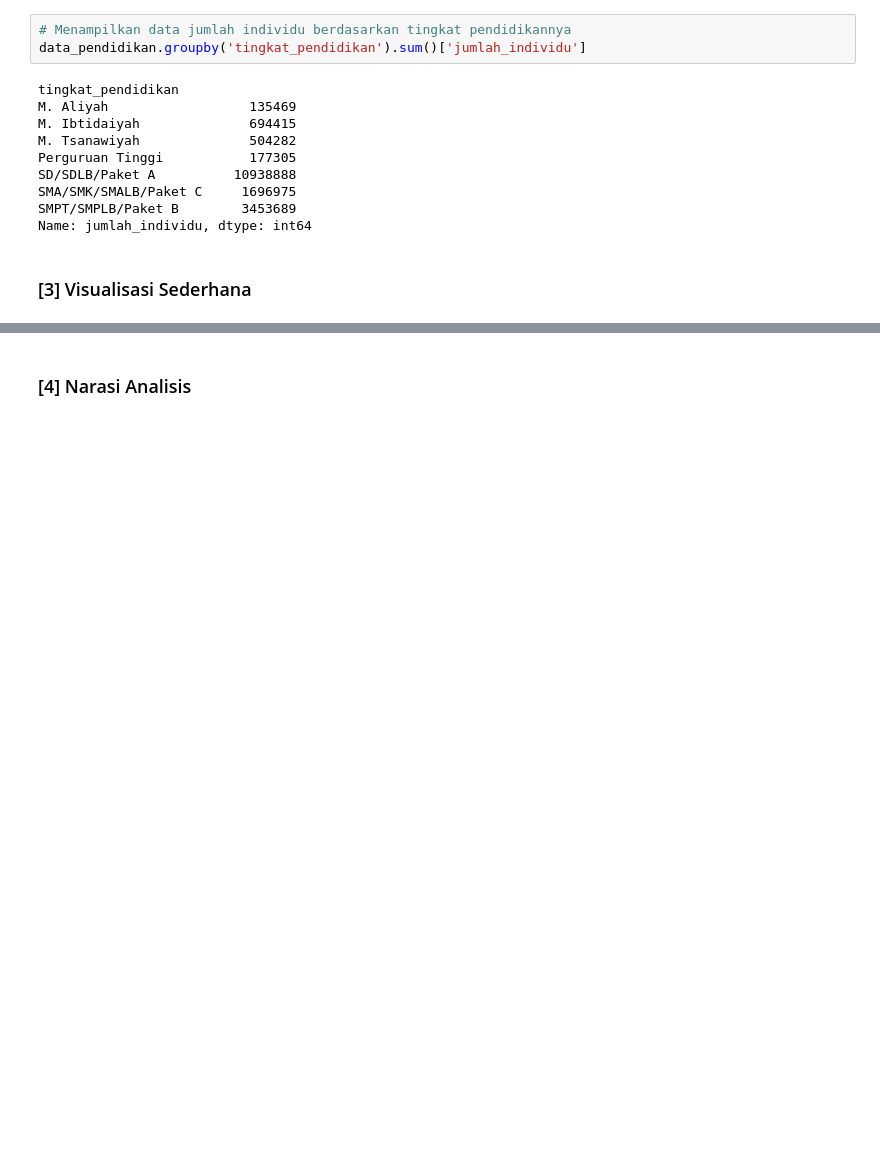
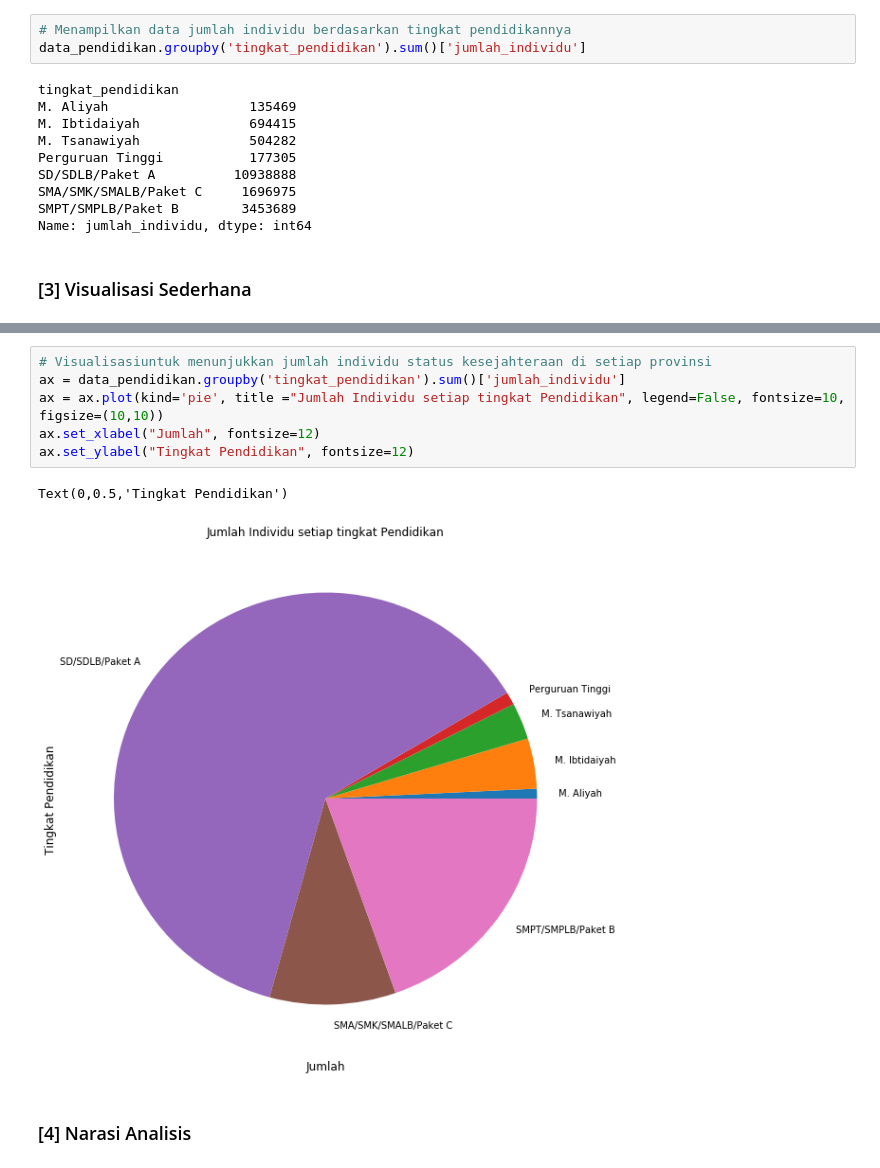
Before and after one commit to kusuma95/digital-talent, a Jupyter notebook: TugasAnalisaData.ipynb, the cells around one changed output, grey strips where cells are left out. Saved outputs shown, nothing was run; the diff lists cells and outputs as text; blank space fills up the shorter version.

Commit message:
update tugas analisa data

```diff
--- a/TugasAnalisaData.ipynb
+++ b/TugasAnalisaData.ipynb
@@ -100,5 +109,14 @@ ax.set_ylabel("Jumlah", fontsize=12)
 # %% [output]
 Text(0,0.5,'Jumlah')
 [figure]
+# %%
+# Visualisasiuntuk menunjukkan jumlah individu status kesejahteraan di setiap provinsi
+ax = data_pendidikan.groupby('tingkat_pendidikan').sum()['jumlah_individu']
+ax = ax.plot(kind='pie', title ="Jumlah Individu setiap tingkat Pendidikan", legend=False, fontsize=10, figsize=(10,10))
+ax.set_xlabel("Jumlah", fontsize=12)
+ax.set_ylabel("Tingkat Pendidikan", fontsize=12)
+# %% [output]
+Text(0,0.5,'Tingkat Pendidikan')
+[figure, added]
 # %% [markdown]
 ### [4] Narasi Analisis
```
Also changed, not shown: parts of 9 cells of this notebook.
